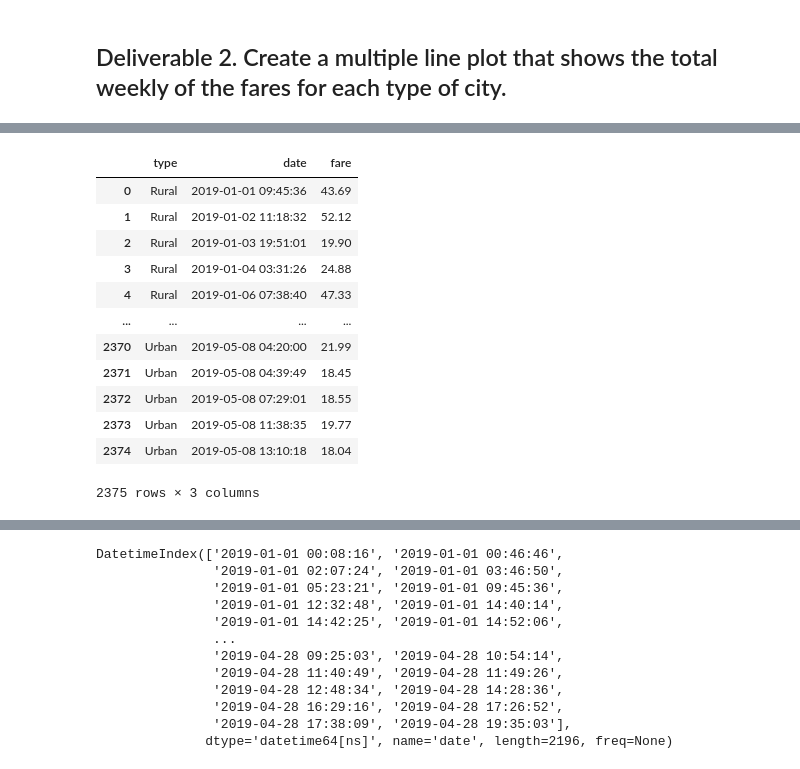
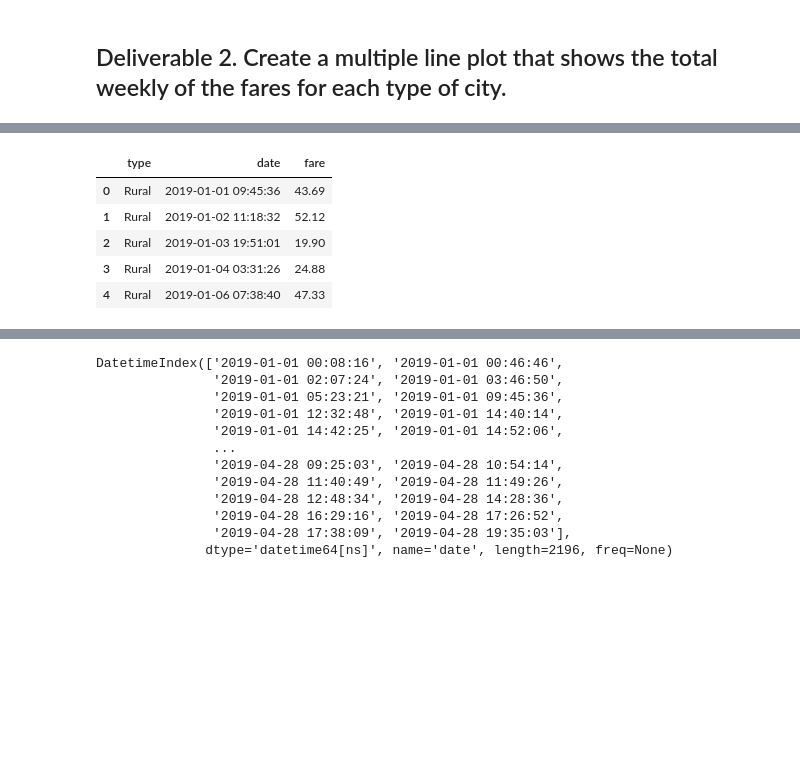
Before and after one commit to iFan13/PyBer_Analysis, a Jupyter notebook: PyBer_Challenge.ipynb, the cells around one changed output, grey strips where cells are left out. Drawn from its saved outputs; the diff is of its cells as text; code cells hidden in the pictures; blank space fills up the shorter version.

```diff
--- a/PyBer_Challenge.ipynb
+++ b/PyBer_Challenge.ipynb
@@ -177,22 +151,15 @@ type_date_df
 # %%
 # 3. Reset the index on the DataFrame you created in #1. This is needed to use the 'pivot()' function.
 # df = df.reset_index()
 index_reset_df = type_date_df.reset_index()
-index_reset_df
+index_reset_df.head()
 # %% [output]
 |  | type | date | fare |
 | 0 | Rural | 2019-01-01 09:45:36 | 43.69 |
 | 1 | Rural | 2019-01-02 11:18:32 | 52.12 |
 | 2 | Rural | 2019-01-03 19:51:01 | 19.90 |
 | 3 | Rural | 2019-01-04 03:31:26 | 24.88 |
 | 4 | Rural | 2019-01-06 07:38:40 | 47.33 |
-| ... | ... | ... | ... |
-| 2370 | Urban | 2019-05-08 04:20:00 | 21.99 |
-| 2371 | Urban | 2019-05-08 04:39:49 | 18.45 |
-| 2372 | Urban | 2019-05-08 07:29:01 | 18.55 |
-| 2373 | Urban | 2019-05-08 11:38:35 | 19.77 |
-| 2374 | Urban | 2019-05-08 13:10:18 | 18.04 |
-2375 rows × 3 columns
 # %%
 # 4. Create a pivot table with the 'date' as the index, the columns ='type', and values='fare'
 # to get the total fares for each type of city by the date.
```
Also changed, not shown: parts of 10 cells of this notebook.
